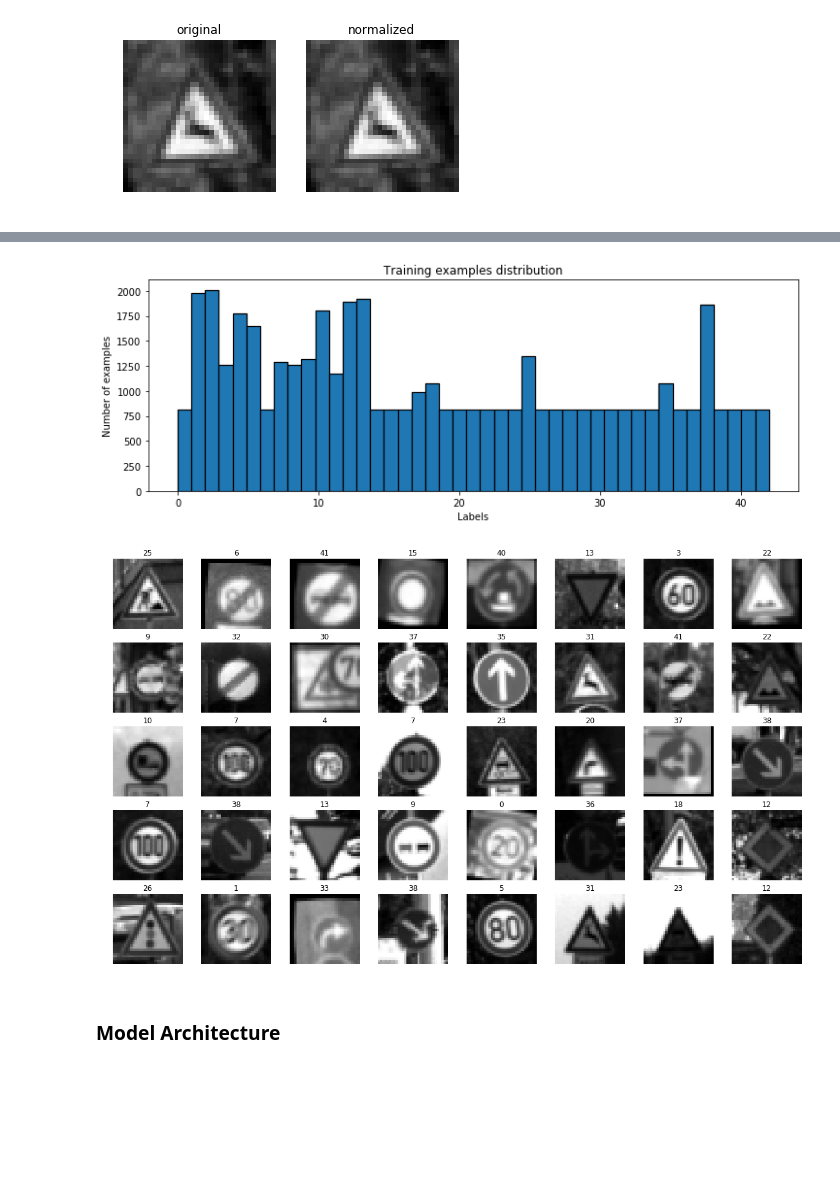
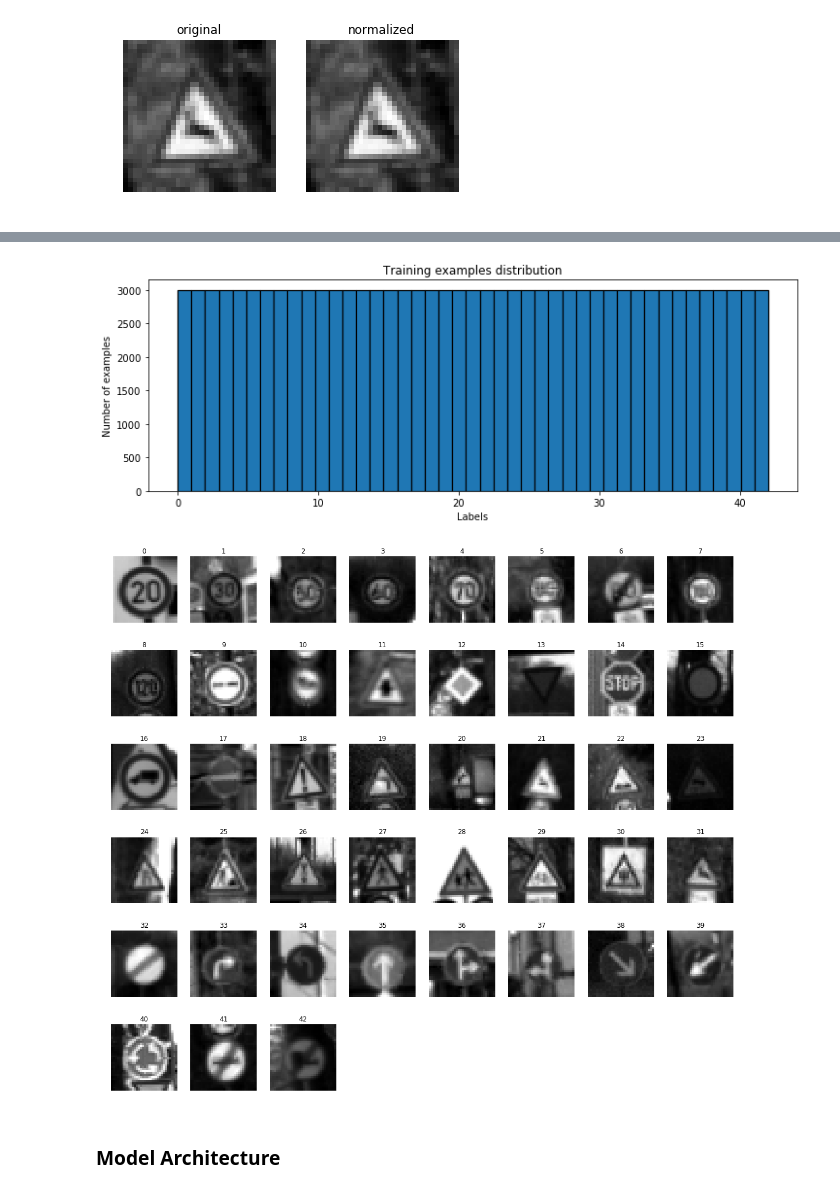
Before and after one commit to clarisli/CarND-Traffic-Sign-Classifier, a Jupyter notebook: Traffic_Sign_Classifier.ipynb, the cells around one changed output, grey strips where cells are left out. Saved outputs shown, nothing was run; the diff lists cells and outputs as text; code cells hidden in the pictures; blank space fills up the shorter version.

```diff
--- a/Traffic_Sign_Classifier.ipynb
+++ b/Traffic_Sign_Classifier.ipynb
@@ -318,7 +296,7 @@ def augment(image):
     #img = flip(img)
     img = shear(img)
     img = translate(img)
-    img = brightness(img)
+    img = brightness(image)
     return img
 
 aug_image = augment(test_image[0])
@@ -328,5 +306,5 @@ show_processed_image(test_image, np.array([aug_image]), p_title='augmented', cma
 # %%
-def generate_fake_data(X_data, y_data, n=809):
+def generate_fake_data(X_data, y_data, minimum=809):
     classes, counts = np.unique(y_data, return_counts=True)
     x_fake = []
     y_fake = []
@@ -334,8 +312,8 @@ def generate_fake_data(X_data, y_data, n=809):
     for i in range(len(classes)):
         c = classes[i]
         count = counts[i]
-        if counts[i] < n:
-            for j in range(n - count):
+        if counts[i] < minimum:
+            for j in range(minimum - count):
                 images = X_data[y_data == c]
                 index = random.randint(0, count-1)
                 x_fake.append(augment(images[index]))
@@ -343,7 +321,7 @@ def generate_fake_data(X_data, y_data, n=809):
     return np.array(x_fake), np.array(y_fake)
 # %%
 print("Generating fake data...")
-X_fake, y_fake = generate_fake_data(X_train, y_train)
+X_fake, y_fake = generate_fake_data(X_train, y_train, minimum=3000)
 X_train_aug = np.concatenate((X_train, X_fake))
 y_train_p = np.concatenate((y_train, y_fake))
 
@@ -357,15 +335,15 @@ Total number of images including fake data =  46714
 # %%
 histogram(y_train_p)
 # %% [output]
-[figure, old version]
+[figure, new version]
 # %%
 X_train_p = preprocess(X_train_aug)
 X_valid_p = preprocess(X_valid)
 X_test_p = preprocess(X_test)
 
-show_random_images(X_train_p, y_train_p, cmap='gray')
+show_images(X_train_p, y_train_p, cmap='gray')
 # %% [output]
-[figure, old version]
+[figure, new version]
 # %%
 from sklearn.utils import shuffle
 
```
Also changed, not shown: parts of 22 cells of this notebook, 4 other files.
